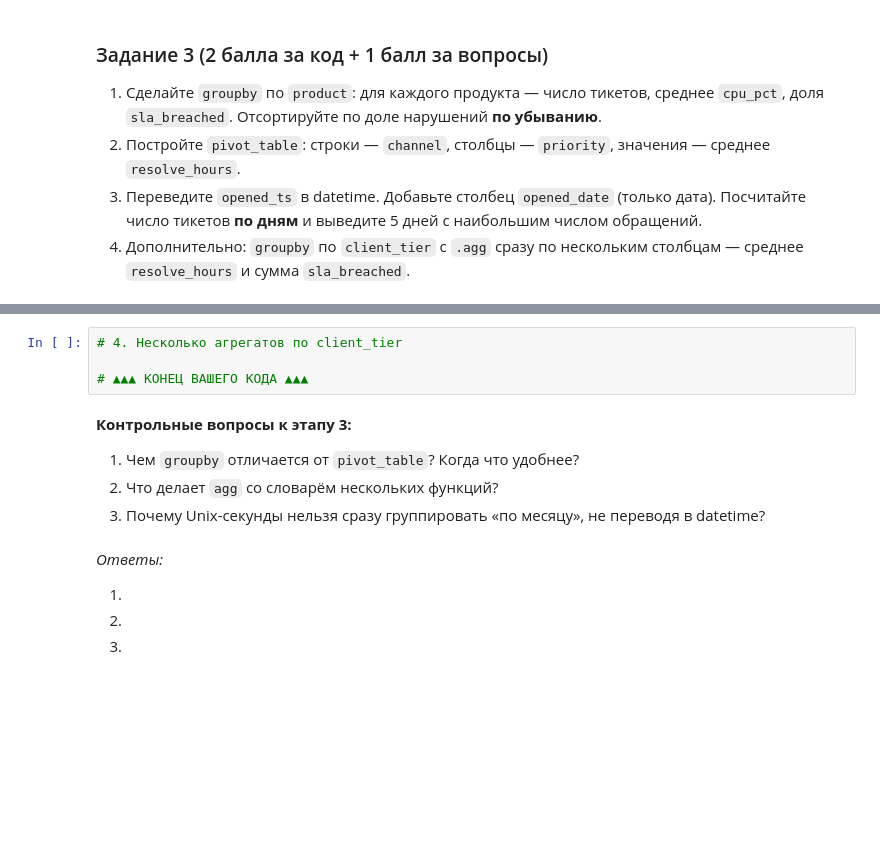
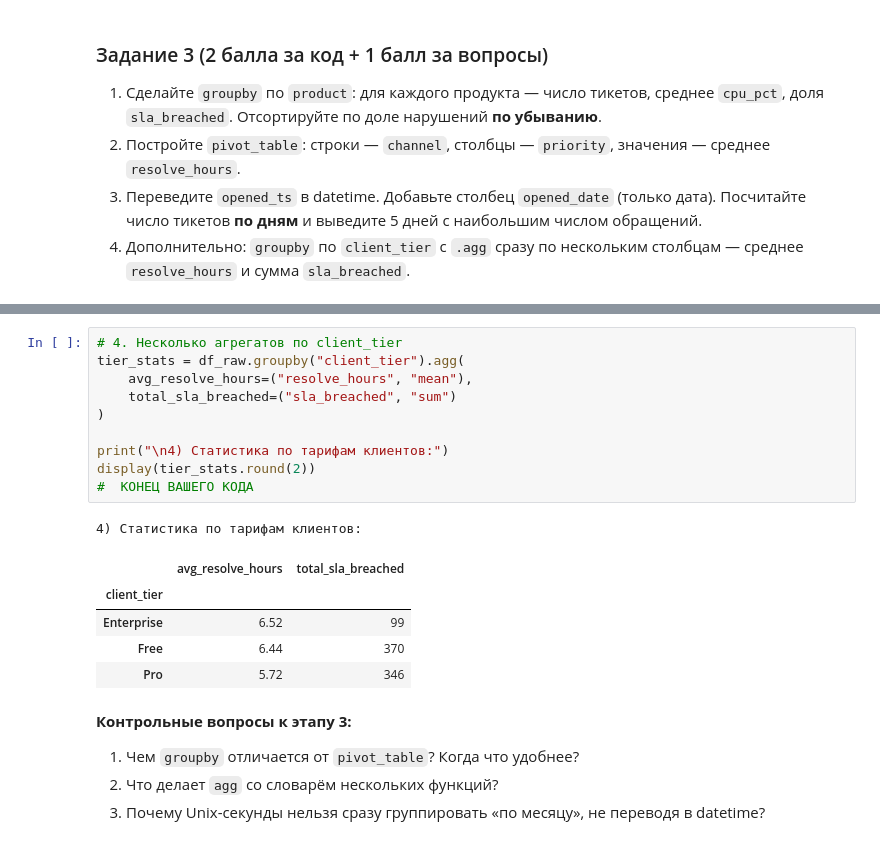
Before and after one commit to AstronomekDomansky/-.-1, a Jupyter notebook: СииБД3.ipynb, the cells around one changed output, grey strips where cells are left out. Drawn from its saved outputs; the diff is of its cells as text; blank space fills up the shorter version.

```diff
--- a/СииБД3.ipynb
+++ b/СииБД3.ipynb
@@ -197,18 +289,23 @@ print(df_time.groupby(df_time["opened_at"].dt.to_period("M")).size())
 # %%
 # 4. Несколько агрегатов по client_tier
+tier_stats = df_raw.groupby("client_tier").agg(
+    avg_resolve_hours=("resolve_hours", "mean"),
+    total_sla_breached=("sla_breached", "sum")
+)
 
-# ▲▲▲ КОНЕЦ ВАШЕГО КОДА ▲▲▲
+print("\n4) Статистика по тарифам клиентов:")
+display(tier_stats.round(2))
+#  КОНЕЦ ВАШЕГО КОДА
+# %% [output]
+4) Статистика по тарифам клиентов:
+|  | avg_resolve_hours | total_sla_breached |
+| client_tier |  |  |
+| Enterprise | 6.52 | 99 |
+| Free | 6.44 | 370 |
+| Pro | 5.72 | 346 |
 # %% [markdown]
 **Контрольные вопросы к этапу 3:**
 
 1. Чем `groupby` отличается от `pivot_table`? Когда что удобнее?
 2. Что делает `agg` со словарём нескольких функций?
 3. Почему Unix-секунды нельзя сразу группировать «по месяцу», не переводя в datetime?
-# %% [markdown]
-*Ответы:*
-
-1.
-
-2.
-
-3.
```
Also changed, not shown: parts of 9 cells of this notebook.
